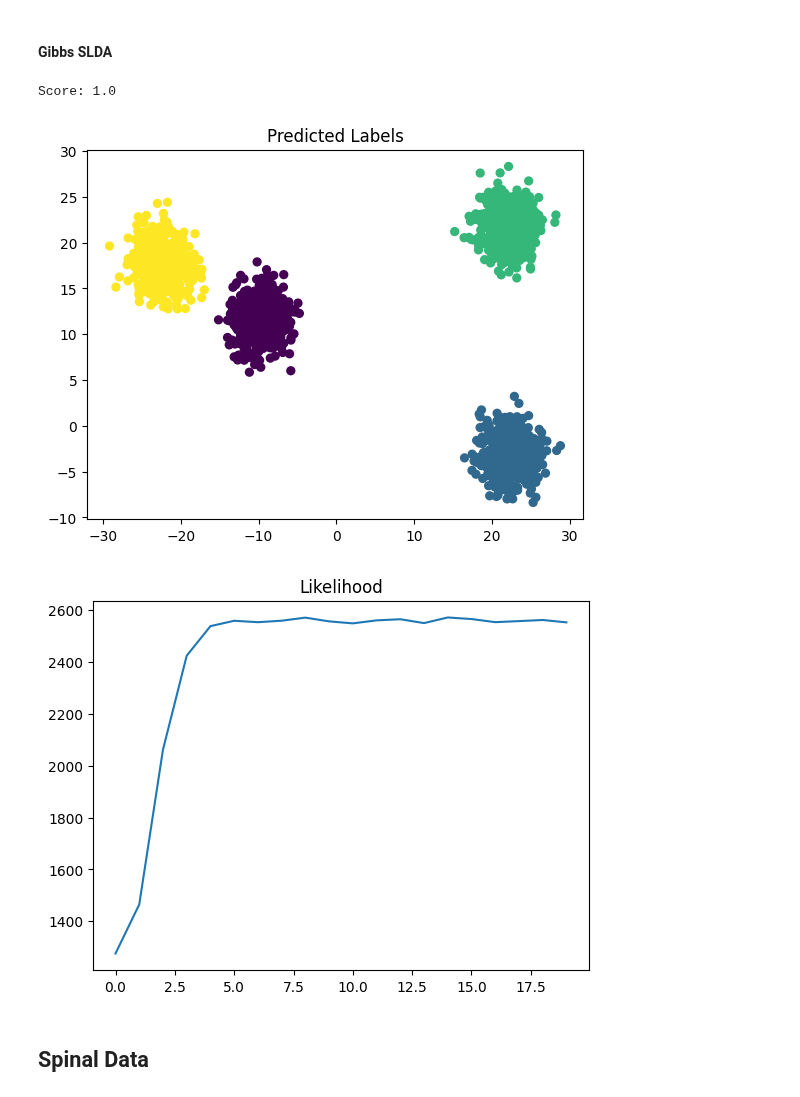
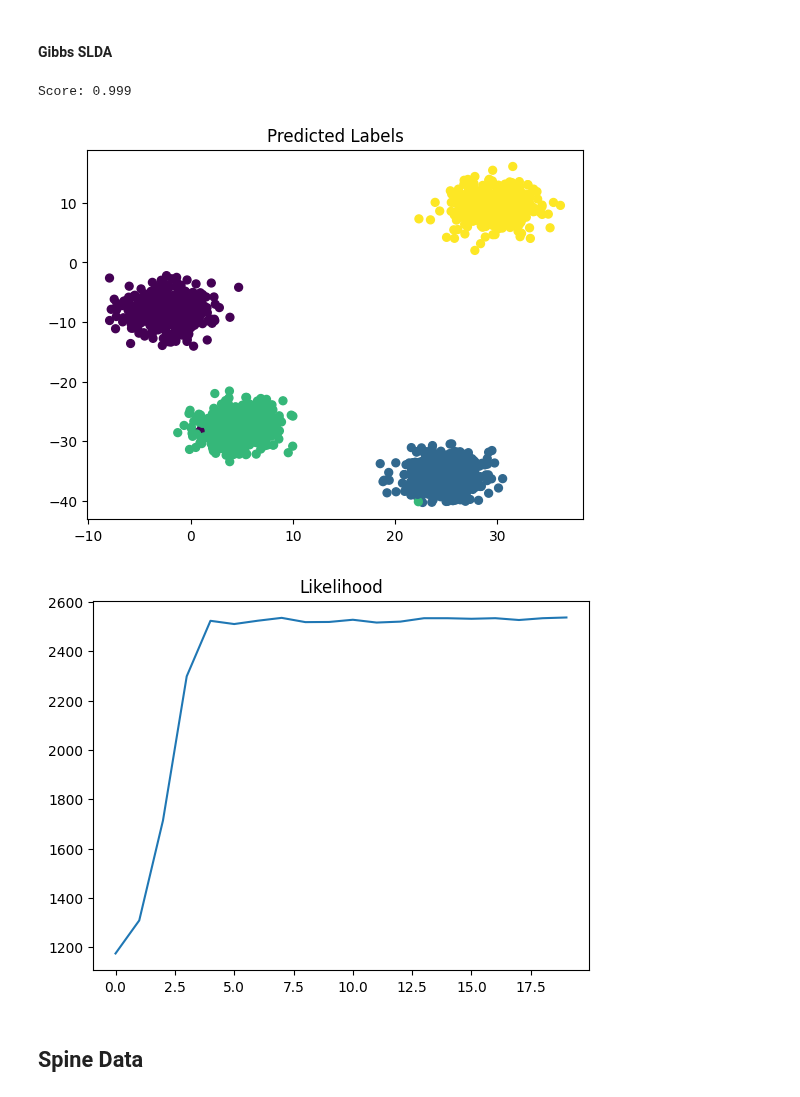
Before and after one commit to craigfouts/GibbsLDA, a Jupyter notebook: sandbox.ipynb, the cells around one changed output. Cells and saved outputs as stored; diff of their text form; code cells hidden in the pictures.

```diff
--- a/sandbox.ipynb
+++ b/sandbox.ipynb
@@ -37,15 +37,15 @@ Score: 1.0
 # %%
 N_STEPS = 20
 
 model = GibbsSLDA(N_TOPICS)
 labels = model.fit_transform(X, N_STEPS)
 Y_labels, score = util.evaluate(X_labels, labels)
 print('Score:', score)
-util.visualize_data(X, Y_labels, 'Predicted Labels')
+util.visualize_data(X, labels, 'Predicted Labels')
 util.visualize_log(model.likelihood_log_, 'Likelihood')
 # %% [output]
-Score: 1.0
+Score: 0.999
-[figure, old version]
+[figure, new version]
-[figure, old version]
+[figure, new version]
 # %% [markdown]
-## Spinal Data
+## Spine Data
```
Also changed, not shown: parts of 9 cells of this notebook, 6 other files.
